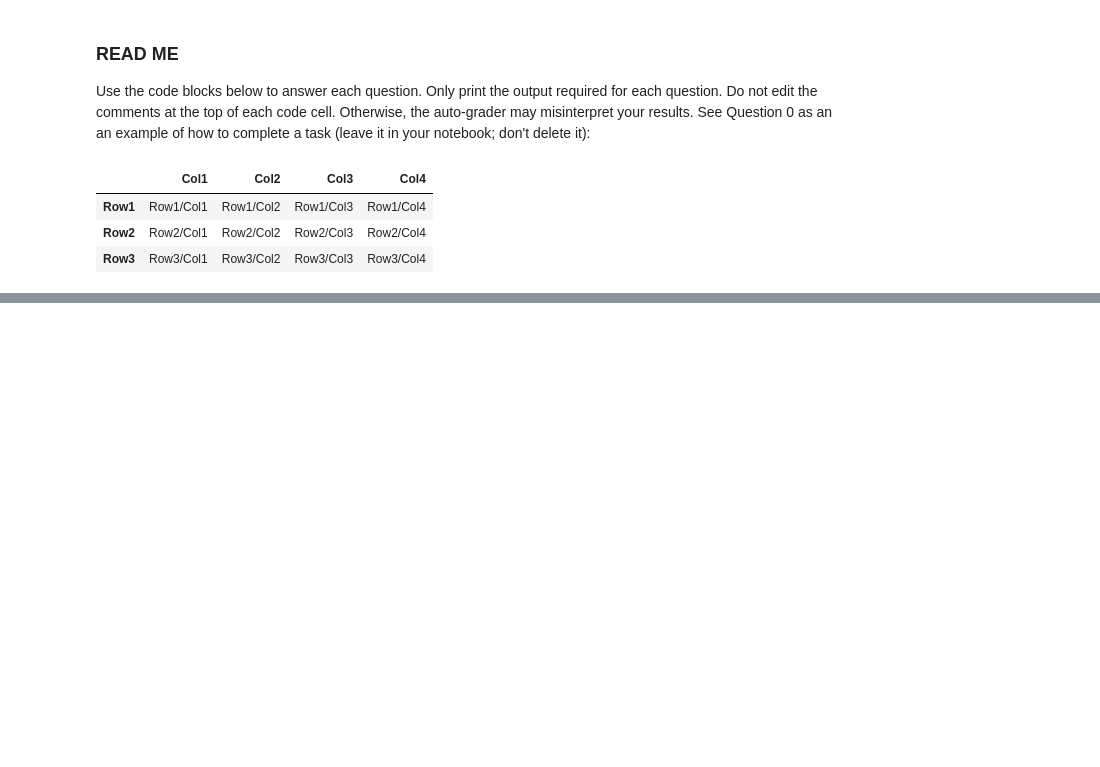
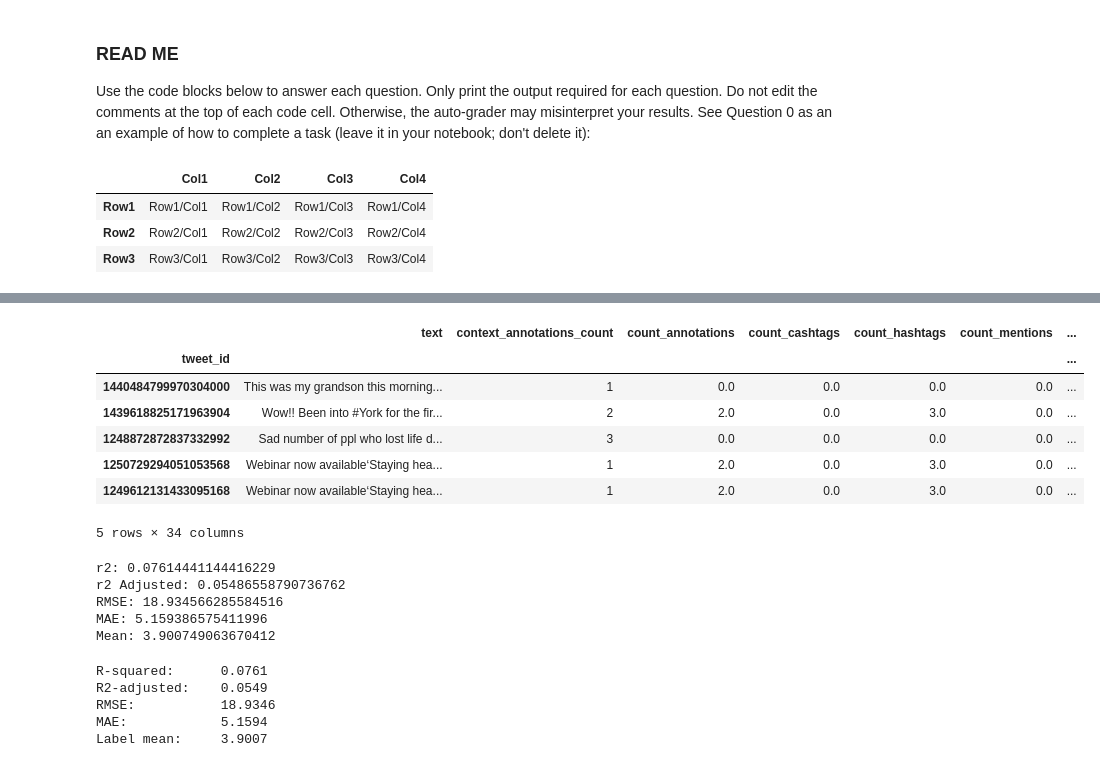
Before and after one commit to idayley/IS455, a Jupyter notebook: 1 Checkpoints/8 MLR/Checkpoint_MLR.ipynb, the cells around one changed output, grey strips where cells are left out. Drawn from its saved outputs; the diff is of its cells as text; code cells hidden in the pictures; blank space fills up the shorter version.

```diff
--- a/1 Checkpoints/8 MLR/Checkpoint_MLR.ipynb
+++ b/1 Checkpoints/8 MLR/Checkpoint_MLR.ipynb
@@ -210,0 +91,56 @@ KeyError: 'created_at_tweet'
+# %%
+# Question 4: Add the scored (i.e. predicted) values for every record
+# back into the original dataframe using the column label "model_1". Print
+# the first five records.
+df = df.assign(model_1=results.predict(X))
+df.head()
+# %% [output]
+|  | text | context_annotations_count | count_annotations | count_cashtags | count_hashtags | count_mentions | ... |
+| tweet_id |  |  |  |  |  |  | ... |
+| 1440484799970304000 | This was my grandson this morning... | 1 | 0.0 | 0.0 | 0.0 | 0.0 | ... |
+| 1439618825171963904 | Wow!! Been into #York for the fir... | 2 | 2.0 | 0.0 | 3.0 | 0.0 | ... |
+| 1248872872837332992 | Sad number of ppl who lost life d... | 3 | 0.0 | 0.0 | 0.0 | 0.0 | ... |
+| 1250729294051053568 | Webinar now available‘Staying hea... | 1 | 2.0 | 0.0 | 3.0 | 0.0 | ... |
+| 1249612131433095168 | Webinar now available‘Staying hea... | 1 | 2.0 | 0.0 | 3.0 | 0.0 | ... |
+5 rows × 34 columns
+# %%
+# Question 5: Calculate and/or print the following five metrics for the
+# model you ran in the prior steps: R-squared, R-squared adjusted, RMSE,
+# MAE, and mean of the label column.
+
+from sklearn.metrics import mean_squared_error, mean_absolute_error
+
+print('r2: ' + str(results.rsquared))
+print('r2 Adjusted: ' + str(results.rsquared_adj))
+print('RMSE: ' + str(mean_squared_error(y, df.model_1, squared=False)))
+print('MAE: ' + str(mean_absolute_error(y, results.predict(X))))
+print('Mean: ' + str(df['retweets'].mean()))
+# %% [output]
+r2: 0.07614441144416229
+r2 Adjusted: 0.05486558790736762
+RMSE: 18.934566285584516
+MAE: 5.159386575411996
+Mean: 3.900749063670412
+# %%
+def mlr_fit(results, actual):
+    import numpy as np
+
+    residuals = np.array(actual) - np.array(results.fittedvalues)
+    rmse = np.sqrt(sum((residuals**2))/len(actual))
+
+    mae = np.mean(abs(np.array(actual) - np.array(results.fittedvalues)))
+
+    metrics  = "R-squared:\t" + str(round(results.rsquared, 4)) + "\n"
+    metrics += "R2-adjusted:\t" + str(round(results.rsquared_adj, 4)) + "\n"
+    metrics += "RMSE:\t\t" + str(round(rmse, 4)) + "\n"
+    metrics += "MAE:\t\t" + str(round(mae, 4)) + "\n"
+    metrics += "Label mean:\t" + str(round(np.mean(actual), 4))
+
+    return metrics
+print(mlr_fit(results, df['retweets']))
+# %% [output]
+R-squared:      0.0761
+R2-adjusted:    0.0549
+RMSE:           18.9346
+MAE:            5.1594
+Label mean:     3.9007
```
Also changed, not shown: parts of 34 cells of this notebook.
